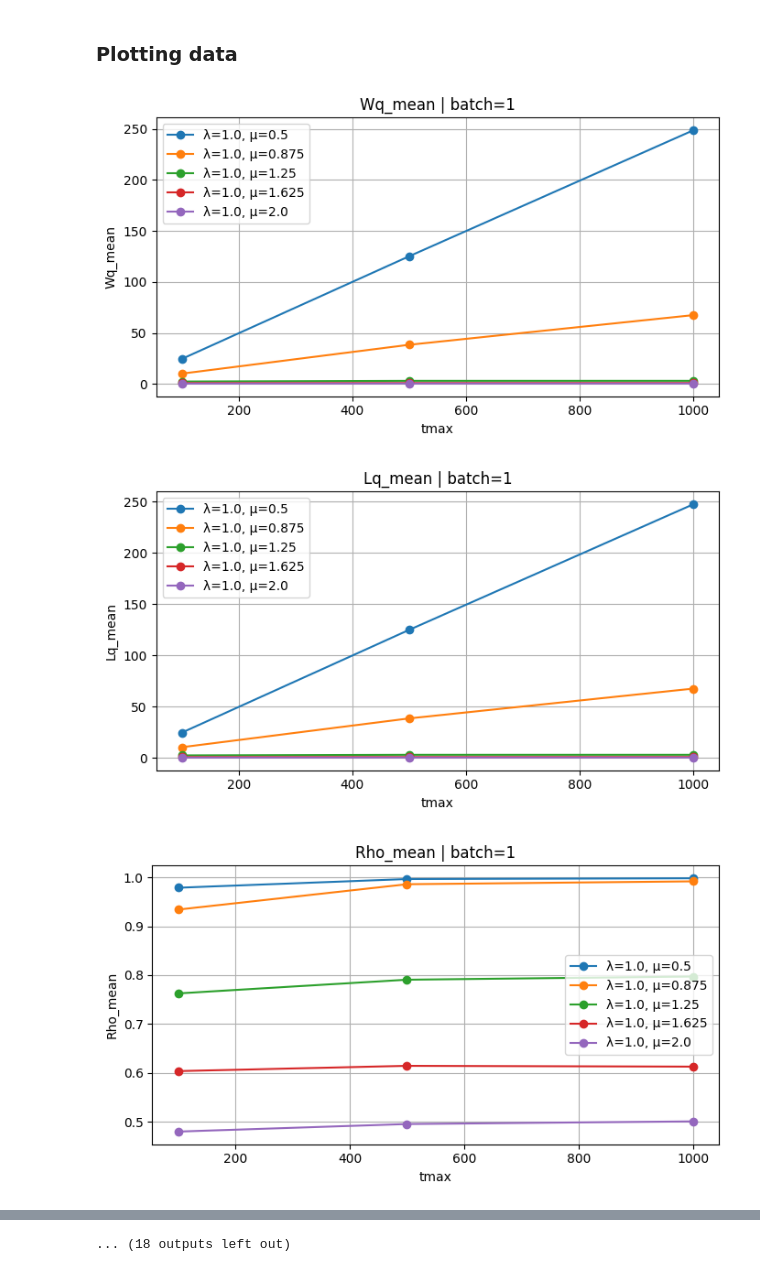
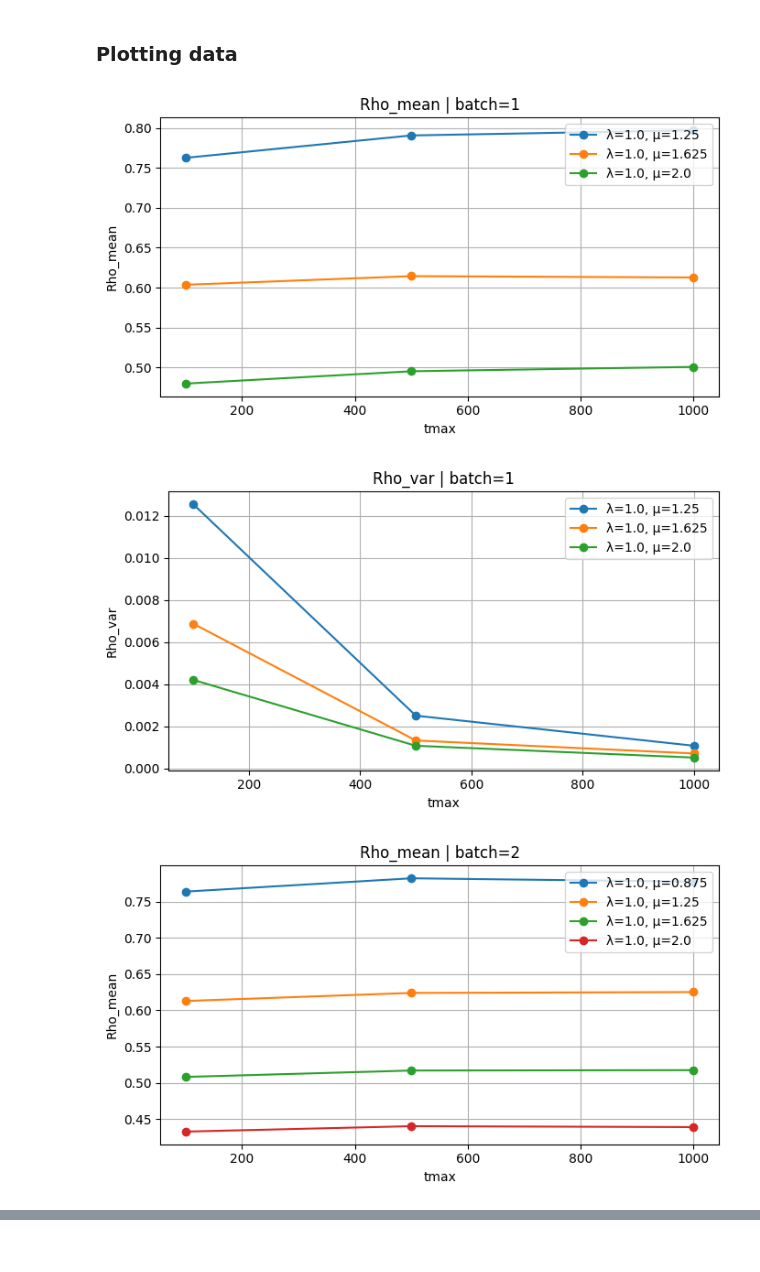
Before and after one commit to eriky-tn/CREEM_GGc_Simulation, a Jupyter notebook: plot_ggc.ipynb, the cells around one changed output, grey strips where cells are left out. Saved outputs shown, nothing was run; the diff lists cells and outputs as text; code cells hidden in the pictures.

```diff
--- a/plot_ggc.ipynb
+++ b/plot_ggc.ipynb
@@ -26,31 +26,37 @@ filename = "sim_2026-04-25.pkl"
 with open(filename, 'rb') as f:
     results = pickle.load(f)
 
-df_plot = results['sim_MxM1']
+df_plot = results['sim_MMx1']
+df_plot = df_plot[df_plot['batch'].isin([1, 2, 3])]
 # %% [markdown]
 ### Plotting data
 # %%
 metrics = [
-    'Wq_mean', 'Lq_mean', 'Rho_mean',
-    'Wq_var', 'Lq_var', 'Rho_var'
+    #'Wq_mean',
+    #'Lq_mean',
+    'Rho_mean',
+    #'Wq_var',
+    #'Lq_var',
+    'Rho_var'
 ]
 
 for batch, dfb in df_plot.groupby('batch'):
     for metric in metrics:
         plt.figure(figsize=(7,4))
 
         for (l, m), sub in dfb.sort_values('tmax').groupby(['lambda', 'mu']):
-            plt.plot(sub['tmax'], sub[metric], marker='o',
-                     label=f'λ={l}, μ={m}')
+            if sub['Rho_mean'].max() < 0.98: # so the queue is stable
+                plt.plot(sub['tmax'], sub[metric], marker='o',
+                        label=f'λ={l}, μ={m}')
 
         plt.title(f'{metric} | batch={batch}')
         plt.xlabel('tmax')
         plt.ylabel(metric)
         plt.legend()
         plt.grid()
         plt.tight_layout()
         plt.show()
 # %% [output]
-[figure, old version]
+[figure, new version]
-[figure, old version]
+[figure, new version]
-[figure, old version]
+[figure, new version]
@@ -66 +65,0 @@ for batch, dfb in df_plot.groupby('batch'):
-... (18 outputs left out)
```
Also changed, not shown: parts of 4 cells of this notebook, 2 other files.
